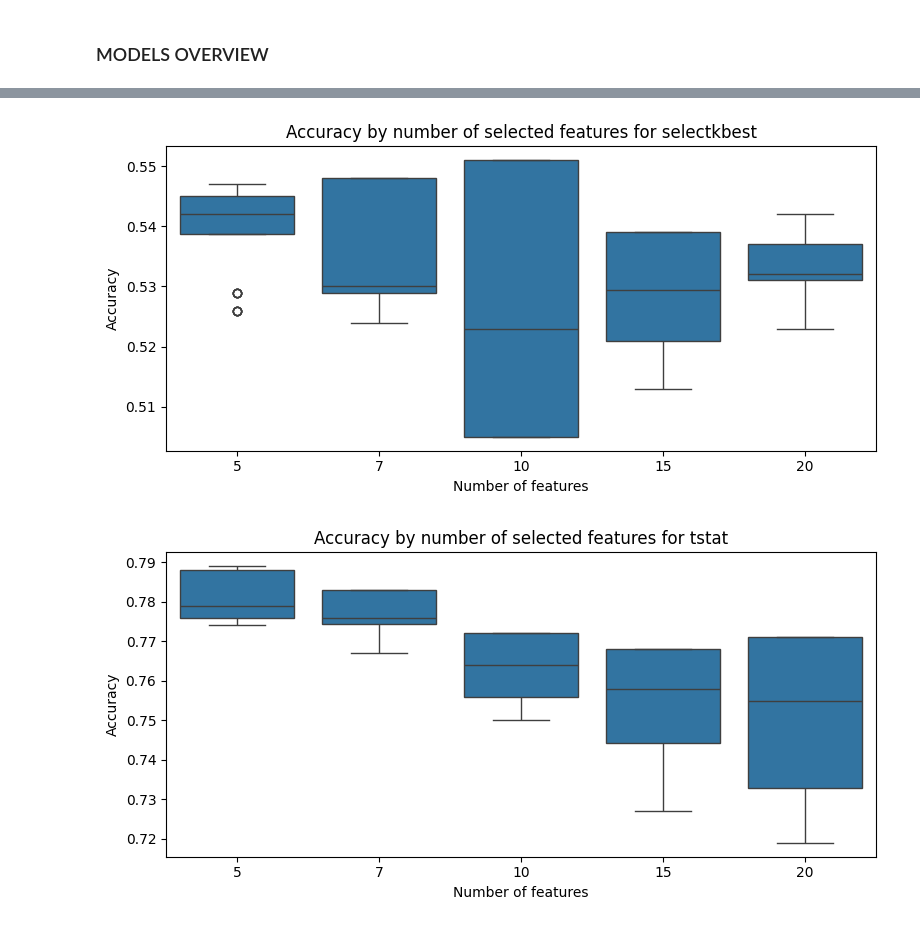
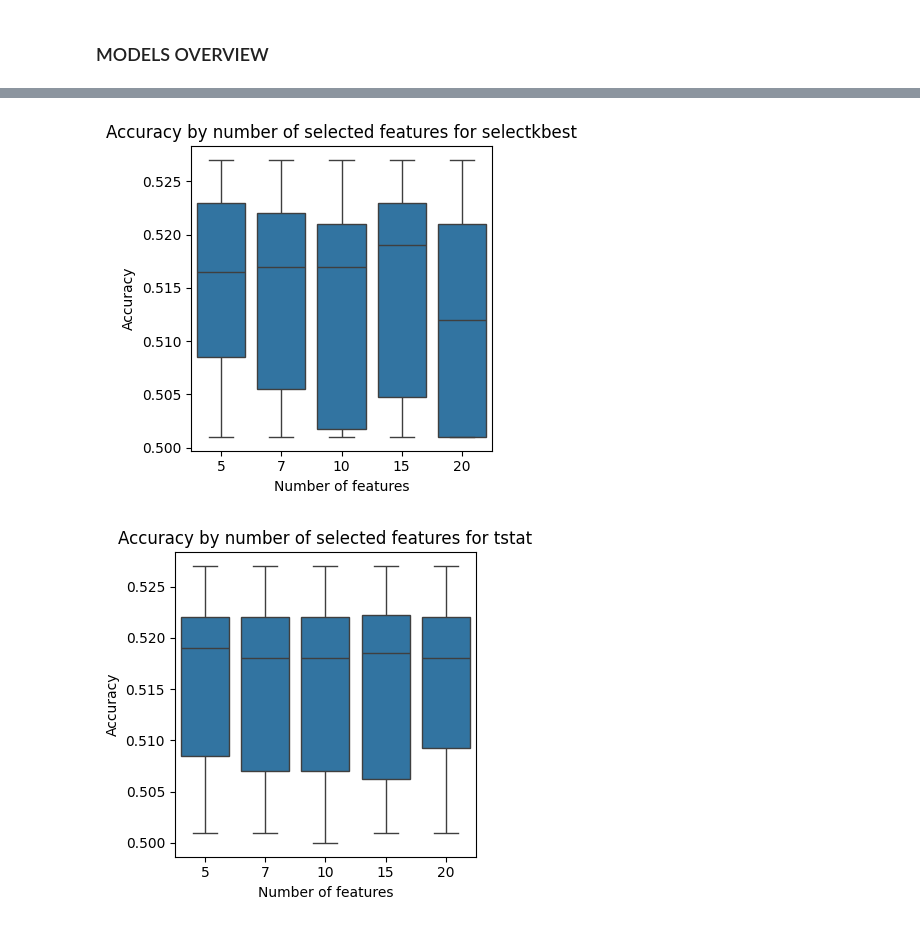
Before and after one commit to wiktorzakmateusz/data_stream_stocks, a Jupyter notebook: feature_selection_results_analysis.ipynb, the cells around one changed output, grey strips where cells are left out. Drawn from its saved outputs; the diff is of its cells as text; code cells hidden in the pictures.

```diff
--- a/feature_selection_results_analysis.ipynb
+++ b/feature_selection_results_analysis.ipynb
@@ -5,7 +5,8 @@ import seaborn as sns
 import matplotlib.pyplot as plt
 import pandas as pd
 # %%
-results_df = pd.read_csv('results_df_selector_2.csv')
+results_df = pd.read_csv('results_df_selector_3.csv')
+results_df = results_df.drop('model_args', axis = 1)
 results_df.loc[results_df['model_name'] == 'extremelyfastdecisiontreeclassifier', 'model_name'] = 'EFDT'
 results_df.loc[results_df['model_name'] == 'hoeffdingtreeclassifier', 'model_name'] = 'HT'
 # %%
@@ -84,15 +117,15 @@ plt.show()
 # %%
-plt.figure(figsize=(8, 4))
+plt.figure(figsize=(4, 4))
 sns.boxplot(x='num_features', y="accuracy", data=results_df[results_df['feature_selector_name']=='selectkbest'])
 plt.title("Accuracy by number of selected features for selectkbest")
 plt.xlabel("Number of features")
 plt.ylabel("Accuracy")
 plt.tight_layout()
 plt.show()
 # %% [output]
-[figure, old version]
+[figure, new version]
 # %%
-plt.figure(figsize=(8, 4))
+plt.figure(figsize=(4, 4))
 sns.boxplot(x='num_features', y="accuracy", data=results_df[results_df['feature_selector_name']=='tstat'])
 plt.title("Accuracy by number of selected features for tstat")
 plt.xlabel("Number of features")
@@ -100,4 +133,4 @@ plt.ylabel("Accuracy")
 plt.tight_layout()
 plt.show()
 # %% [output]
-[figure, old version]
+[figure, new version]
```
Also changed, not shown: parts of 8 cells of this notebook, 9 other files.
